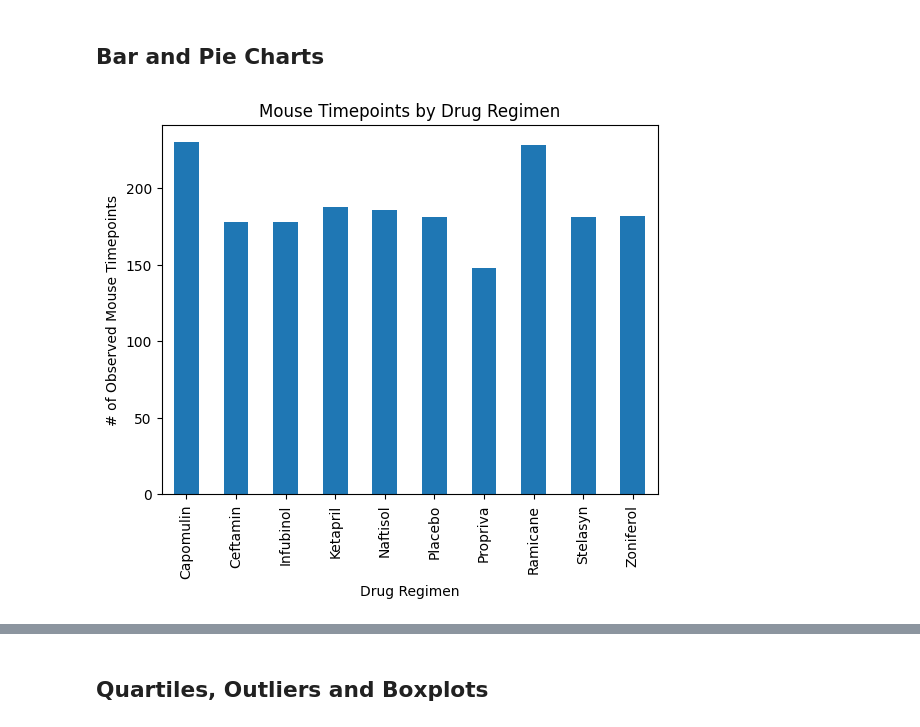
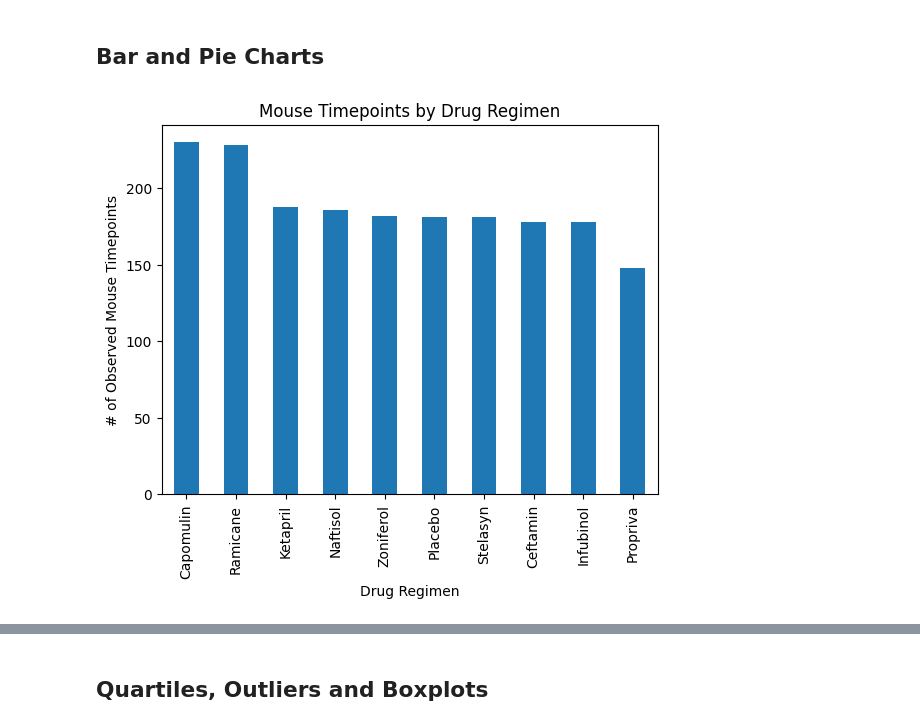
Before and after one commit to dbkisch/Data-Visualization, a Jupyter notebook: Pymaceuticals/pymaceuticals.ipynb, the cells around one changed output, grey strips where cells are left out. Cells and saved outputs as stored; diff of their text form; code cells hidden in the pictures.

```diff
--- a/Pymaceuticals/pymaceuticals.ipynb
+++ b/Pymaceuticals/pymaceuticals.ipynb
@@ -141,10 +149,10 @@ summary
 ## Bar and Pie Charts
 # %%
 # Generate a bar plot showing the total number of rows (Mouse ID/Timepoints) for each drug regimen using Pandas.
-timepts_by_drug = clean_mouse_study_results.groupby("Drug Regimen")["Timepoint"].count()
+timepts_by_drug = clean_mouse_study_results.groupby("Drug Regimen")["Timepoint"].count().sort_values(ascending=False)
 
 timepts_by_drug.plot(kind="bar",title = "Mouse Timepoints by Drug Regimen",
                      xlabel = "Drug Regimen", ylabel = "# of Observed Mouse Timepoints")
 plt.show()
 # %% [output]
-[figure, old version]
+[figure, new version]
```
Also changed, not shown: parts of 10 cells of this notebook.
